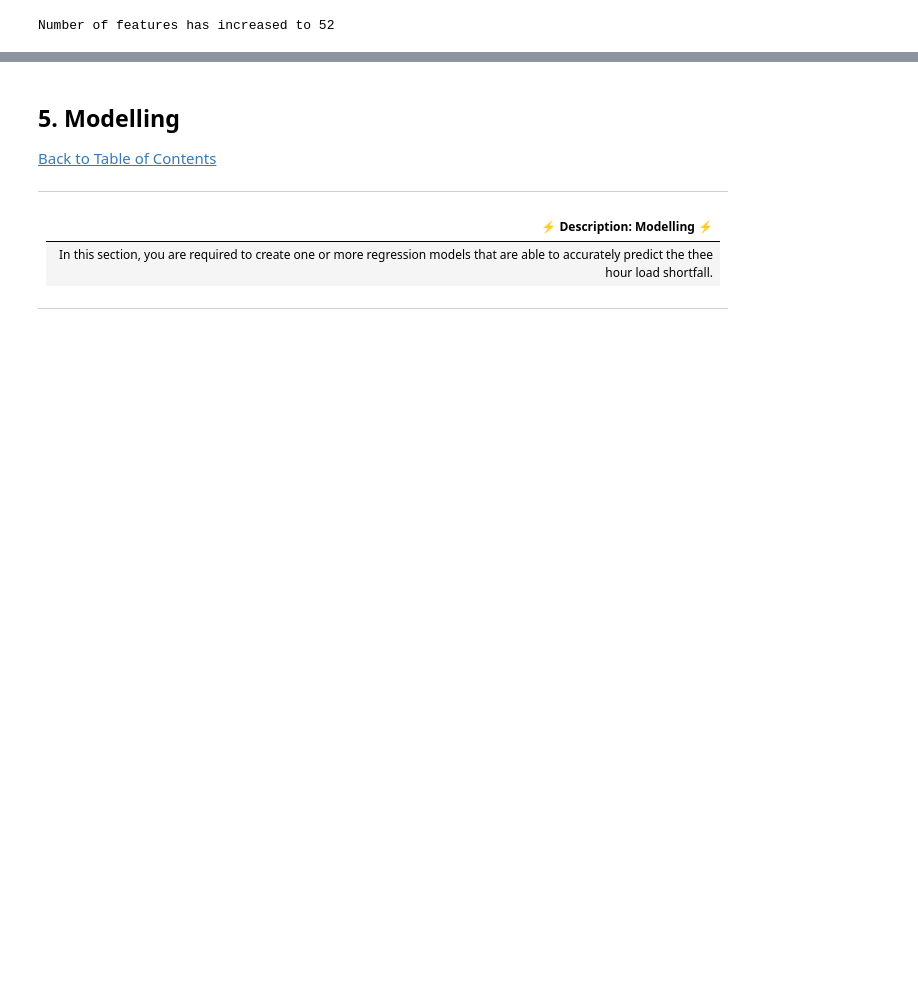
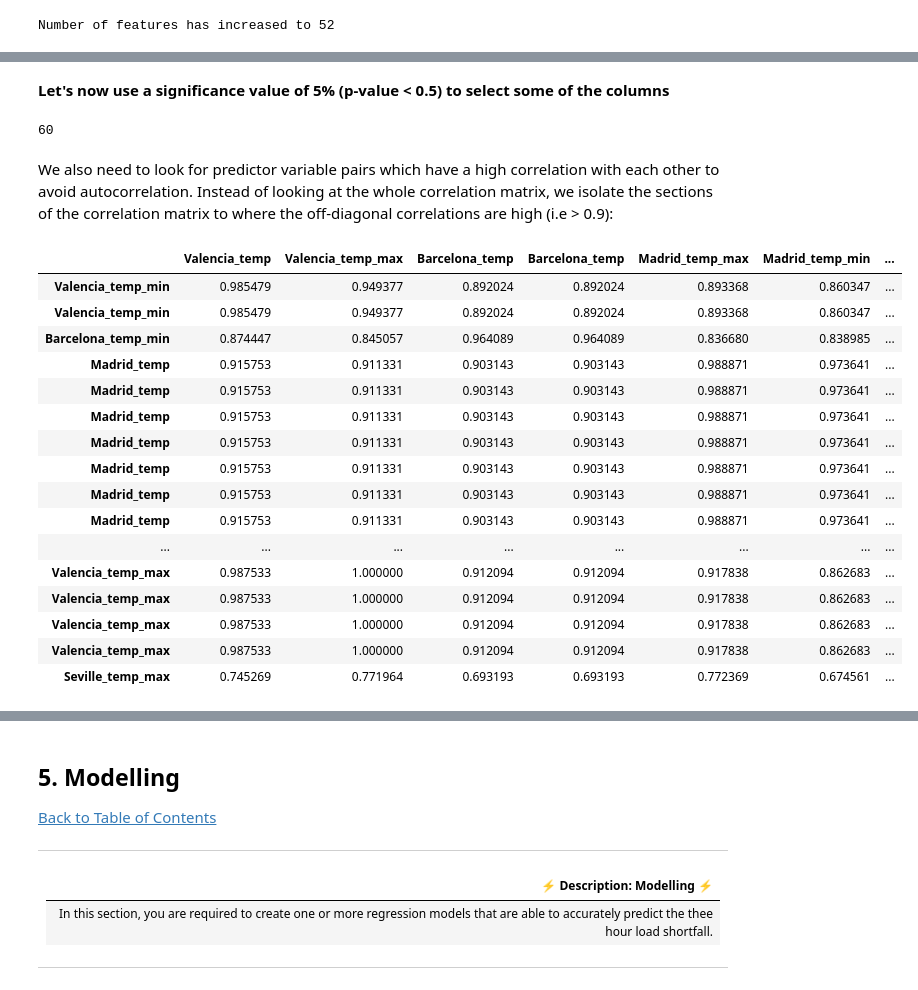
Before and after one commit to ObengKojo23/Team_nm1_WakandaAfrica, a Jupyter notebook: starter-notebook.ipynb, the cells around one changed output, grey strips where cells are left out. Saved outputs shown, nothing was run; the diff lists cells and outputs as text; code cells hidden in the pictures; blank space fills up the shorter version.

Commit message:
Added variable selection by correlation and significance Edited the code from modellin to model performance Added markdown of the rest of the sections

```diff
--- a/starter-notebook.ipynb
+++ b/starter-notebook.ipynb
@@ -567,0 +578,5 @@ cont_features1 = [
+# %%
+#hot encoding the categorical features
+encoded_categorical_features_df = pd.get_dummies(
+    traindf_eng[cat_features], drop_first=True)
+encoded_categorical_features_df.head()
@@ -567,0 +649,3 @@ cont_features1 = [
+# %%
+# Calculate correlations between predictor variables and the response variable
+corrs = dfm.corr()['load_shortfall_3h'].sort_values(ascending=False)
@@ -567,0 +654,15 @@ cont_features1 = [
+# %%
+from scipy.stats import pearsonr
+
+# Build a dictionary of correlation coefficients and p-values
+dict_cp = {}
+
+column_titles = [col for col in corrs.index if col!= 'load_shortfall_3h']
+for col in column_titles:
+    p_val = round(pearsonr(dfm[col], dfm['load_shortfall_3h'])[1],6)
+    dict_cp[col] = {'Correlation_Coefficient':corrs[col],
+                    'P_Value':p_val}
+
+df_cp = pd.DataFrame(dict_cp).T
+df_cp_sorted = df_cp.sort_values('P_Value')
+df_cp_sorted[df_cp_sorted['P_Value']<0.5]
@@ -567,0 +683,44 @@ cont_features1 = [
+# %% [markdown]
+**Let's now use a significance value of 5% (p-value < 0.5) to select some of the columns**
+# %%
+# The dependent variable remains the same:
+y_data = dfm[y_name]
+
+# Model building - Independent Variable (IV) DataFrame
+X_names = list(df_cp[df_cp['P_Value'] < 0.05].index)
+X_data = dfm[X_names]
+len(X_names)
+# %% [output]
+60
+# %% [markdown]
+We also need to look for predictor variable pairs which have a high correlation with each other to avoid autocorrelation.
+Instead of looking at the whole correlation matrix, we isolate the sections of the correlation matrix to where the off-diagonal correlations are high (i.e > 0.9):
+# %%
+# As before, we create the correlation matrix
+# and find rows and columnd where correlation coefficients > 0.9 or <-0.9
+corr = X_data.corr()
+r, c = np.where(np.abs(corr) > 0.9)
+
+# We are only interested in the off diagonal entries:
+off_diagonal = np.where(r != c)
+
+# Show the correlation matrix rows and columns where we have highly correlated off diagonal entries:
+corr.iloc[r[off_diagonal], c[off_diagonal]]
+# %% [output]
+|  | Valencia_temp | Valencia_temp_max | Barcelona_temp | Barcelona_temp | Madrid_temp_max | Madrid_temp_min | ... |
+| Valencia_temp_min | 0.985479 | 0.949377 | 0.892024 | 0.892024 | 0.893368 | 0.860347 | ... |
+| Valencia_temp_min | 0.985479 | 0.949377 | 0.892024 | 0.892024 | 0.893368 | 0.860347 | ... |
+| Barcelona_temp_min | 0.874447 | 0.845057 | 0.964089 | 0.964089 | 0.836680 | 0.838985 | ... |
+| Madrid_temp | 0.915753 | 0.911331 | 0.903143 | 0.903143 | 0.988871 | 0.973641 | ... |
+| Madrid_temp | 0.915753 | 0.911331 | 0.903143 | 0.903143 | 0.988871 | 0.973641 | ... |
+| Madrid_temp | 0.915753 | 0.911331 | 0.903143 | 0.903143 | 0.988871 | 0.973641 | ... |
+| Madrid_temp | 0.915753 | 0.911331 | 0.903143 | 0.903143 | 0.988871 | 0.973641 | ... |
+| Madrid_temp | 0.915753 | 0.911331 | 0.903143 | 0.903143 | 0.988871 | 0.973641 | ... |
+| Madrid_temp | 0.915753 | 0.911331 | 0.903143 | 0.903143 | 0.988871 | 0.973641 | ... |
+| Madrid_temp | 0.915753 | 0.911331 | 0.903143 | 0.903143 | 0.988871 | 0.973641 | ... |
+| ... | ... | ... | ... | ... | ... | ... | ... |
+| Valencia_temp_max | 0.987533 | 1.000000 | 0.912094 | 0.912094 | 0.917838 | 0.862683 | ... |
+| Valencia_temp_max | 0.987533 | 1.000000 | 0.912094 | 0.912094 | 0.917838 | 0.862683 | ... |
+| Valencia_temp_max | 0.987533 | 1.000000 | 0.912094 | 0.912094 | 0.917838 | 0.862683 | ... |
+| Valencia_temp_max | 0.987533 | 1.000000 | 0.912094 | 0.912094 | 0.917838 | 0.862683 | ... |
+| Seville_temp_max | 0.745269 | 0.771964 | 0.693193 | 0.693193 | 0.772369 | 0.674561 | ... |
```
Also changed, not shown: parts of 94 cells of this notebook.
